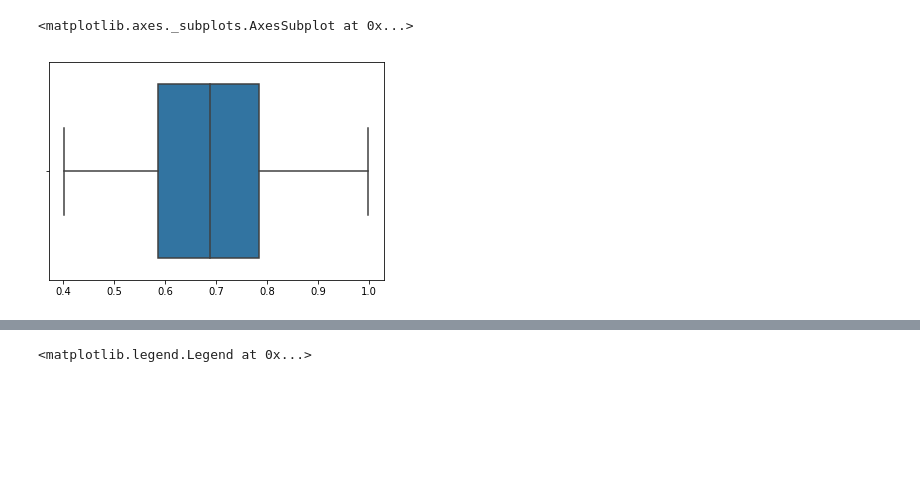
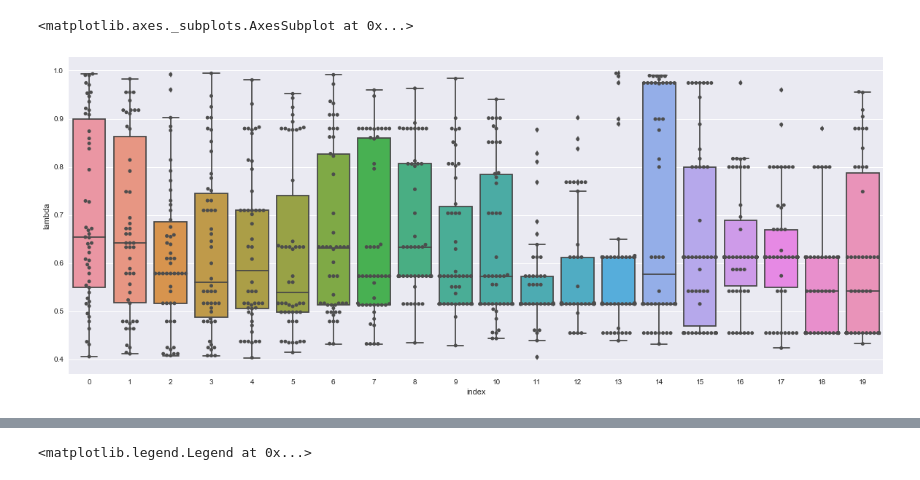
Before and after one commit to Code-Omega/Trader-Evolution, a Jupyter notebook: Simulation.ipynb, the cells around one changed output, grey strips where cells are left out. Cells and saved outputs as stored; diff of their text form; code cells hidden in the pictures; blank space fills up the shorter version.

Commit message:
plots

```diff
--- a/Simulation.ipynb
+++ b/Simulation.ipynb
@@ -312,8 +312,13 @@ top parameters1
 import pandas as pd
 # %%
 e1_record = pd.DataFrame(np.array(population1_record)[:,:,0])
+e1_record = e1_record.add_prefix('lambda').reset_index()
+e1_record = pd.wide_to_long(e1_record,stubnames=["lambda"],i='index',j="id").reset_index()
-# %%
-sns.boxplot(np.array(population1_record)[:,:,0])
-# %% [output]
-<matplotlib.axes._subplots.AxesSubplot at 0x...>
-[figure, removed]
+# %%
+plt.figure(figsize=(20,8))
+sns.boxplot(x="index", y="lambda", data=e1_record)
+#sns.stripplot(x="index", y="lambda", data=e1_record, jitter=True, color=".3")
+sns.swarmplot(x="index", y="lambda", data=e1_record, color=".3")
+# %% [output]
+<matplotlib.axes._subplots.AxesSubplot at 0x...>
+[figure, added]
```
Also changed, not shown: parts of 2 cells of this notebook.
